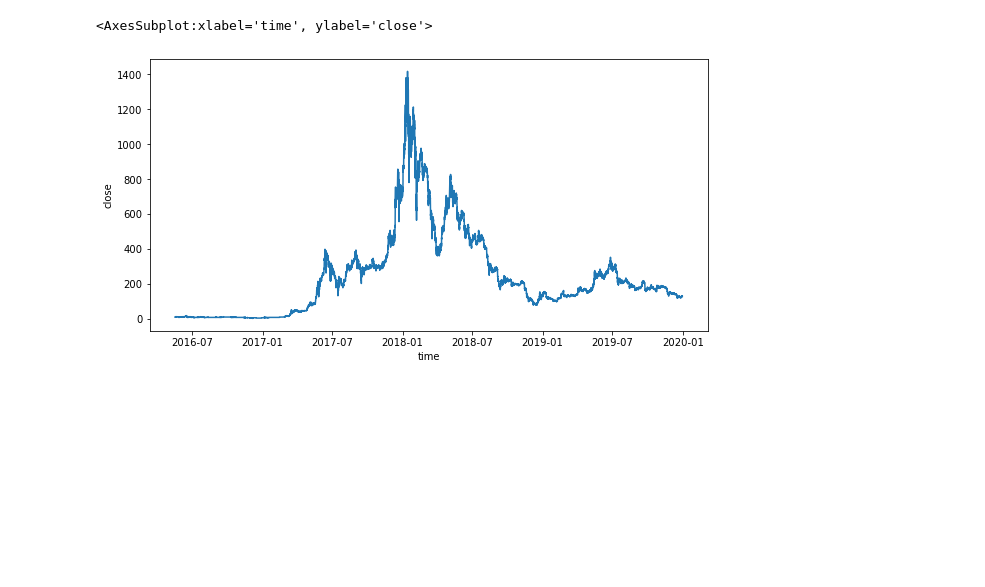
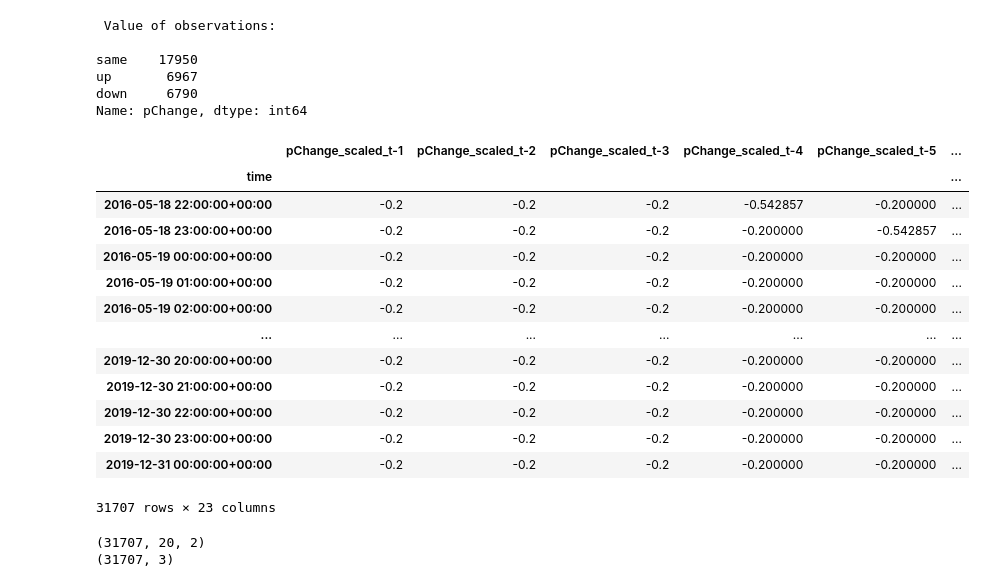
Before and after one commit to sseficha/Ptyxiaki, a Jupyter notebook: Price/Crypto.ipynb, the cells around one changed output. Cells and saved outputs as stored; diff of their text form; code cells hidden in the pictures; blank space fills up the shorter version.

Commit message:
Crypto notebook for price & price and sentiment

```diff
--- a/Price/Crypto.ipynb
+++ b/Price/Crypto.ipynb
@@ -37,6 +50,27 @@ df
-# %%
-plt.figure(figsize=(10, 5))
-sb.lineplot(data=df, x=df.time, y=df.close)
-# %% [output]
-<AxesSubplot:xlabel='time', ylabel='close'>
-[figure, removed]
+# %%
+lag = 21
+threshold = 0.0025
+pp = PricePreprocess(lag, threshold)
+positions = pp.preprocess(candle)
+positions
+# %% [output]
+ Value of observations:
+
+same    17950
+up       6967
+down     6790
+Name: pChange, dtype: int64
+|  | pChange_scaled_t-1 | pChange_scaled_t-2 | pChange_scaled_t-3 | pChange_scaled_t-4 | pChange_scaled_t-5 | ... |
+| time |  |  |  |  |  | ... |
+| 2016-05-18 22:00:00+00:00 | -0.2 | -0.2 | -0.2 | -0.542857 | -0.200000 | ... |
+| 2016-05-18 23:00:00+00:00 | -0.2 | -0.2 | -0.2 | -0.200000 | -0.542857 | ... |
+| 2016-05-19 00:00:00+00:00 | -0.2 | -0.2 | -0.2 | -0.200000 | -0.200000 | ... |
+| 2016-05-19 01:00:00+00:00 | -0.2 | -0.2 | -0.2 | -0.200000 | -0.200000 | ... |
+| 2016-05-19 02:00:00+00:00 | -0.2 | -0.2 | -0.2 | -0.200000 | -0.200000 | ... |
+| ... | ... | ... | ... | ... | ... | ... |
+| 2019-12-30 20:00:00+00:00 | -0.2 | -0.2 | -0.2 | -0.200000 | -0.200000 | ... |
+| 2019-12-30 21:00:00+00:00 | -0.2 | -0.2 | -0.2 | -0.200000 | -0.200000 | ... |
+| 2019-12-30 22:00:00+00:00 | -0.2 | -0.2 | -0.2 | -0.200000 | -0.200000 | ... |
+| 2019-12-30 23:00:00+00:00 | -0.2 | -0.2 | -0.2 | -0.200000 | -0.200000 | ... |
+| 2019-12-31 00:00:00+00:00 | -0.2 | -0.2 | -0.2 | -0.200000 | -0.200000 | ... |
+31707 rows × 23 columns
@@ -42,0 +93,6 @@ sb.lineplot(data=df, x=df.time, y=df.close)
+# %%
+print(x.shape)
+print(y.shape)
+# %% [output]
+(31707, 20, 2)
+(31707, 3)
```
Also changed, not shown: parts of 15 cells of this notebook, 4 other files.
